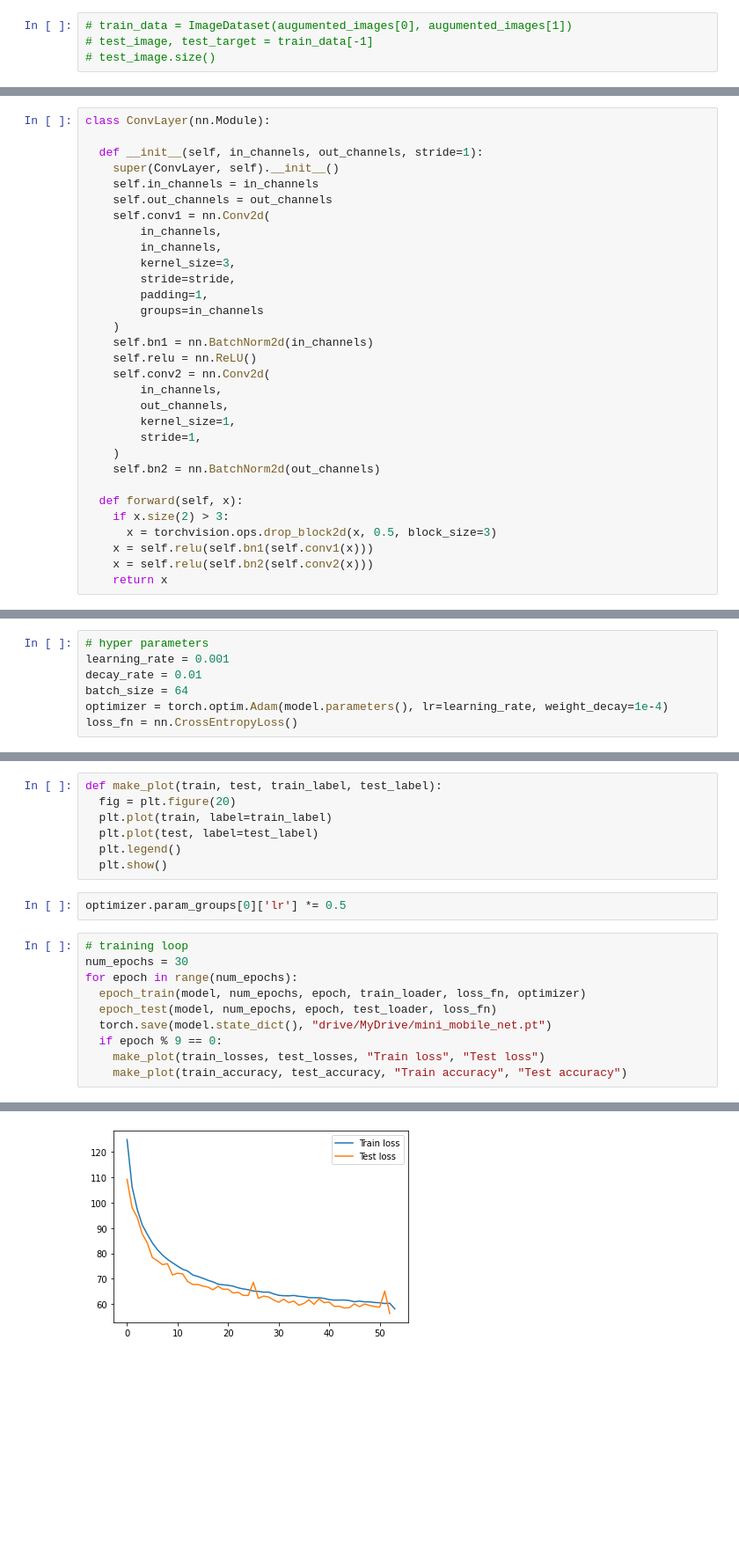
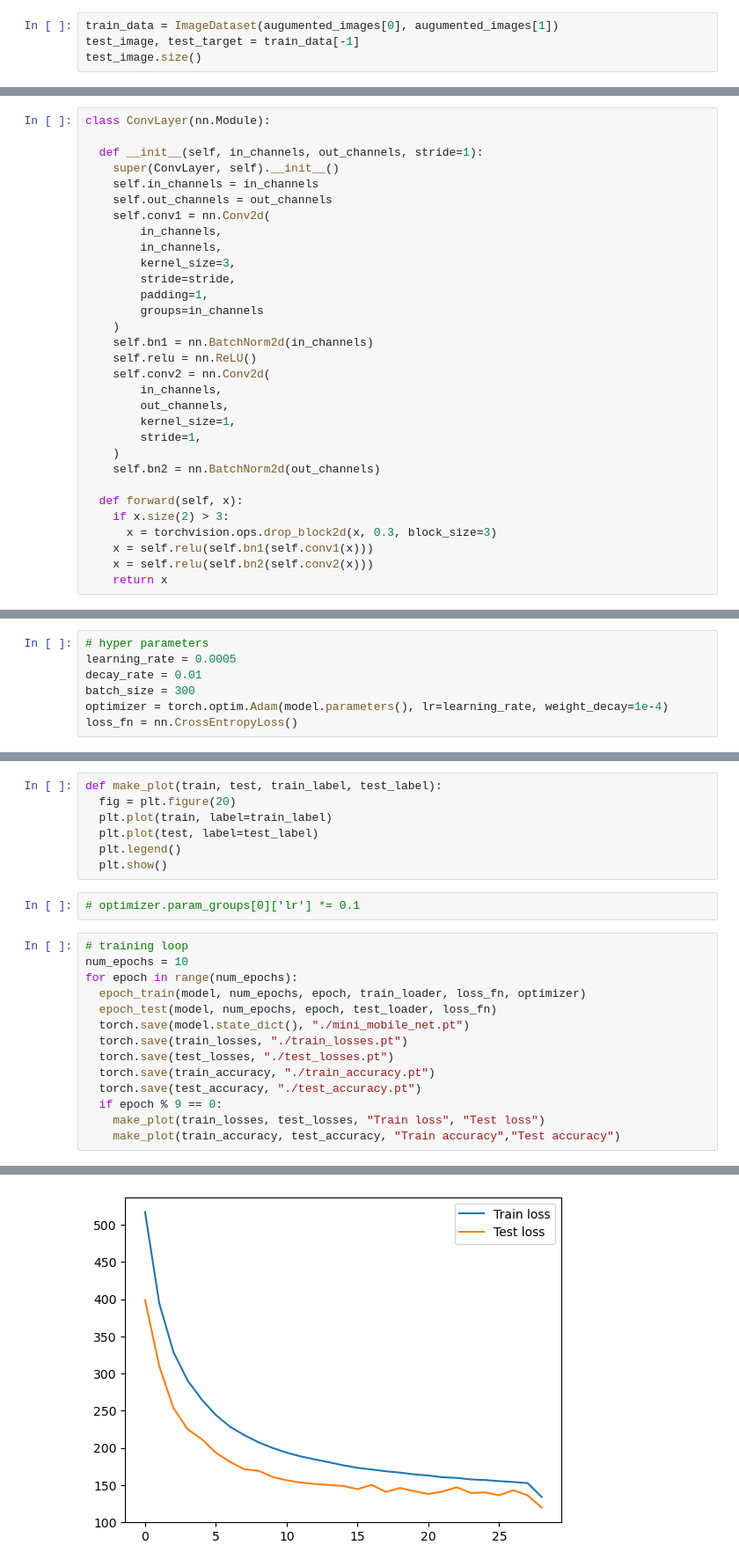
Before and after one commit to bellomusodiq/MobileNet-CIFAR10, a Jupyter notebook: mini_MobileNet.ipynb, the cells around one changed output, grey strips where cells are left out. Shown at 88% size. Cells and saved outputs as stored; diff of their text form; blank space fills up the shorter version.

Commit message:
mobilenet

```diff
--- a/mini_MobileNet.ipynb
+++ b/mini_MobileNet.ipynb
@@ -61,4 +81,4 @@ Drive already mounted at /content/drive; to attempt to forcibly remount, call dr
 # %%
-# train_data = ImageDataset(augumented_images[0], augumented_images[1])
-# test_image, test_target = train_data[-1]
-# test_image.size()
+train_data = ImageDataset(augumented_images[0], augumented_images[1])
+test_image, test_target = train_data[-1]
+test_image.size()
@@ -101,7 +127,7 @@ class ConvLayer(nn.Module):
 
   def forward(self, x):
     if x.size(2) > 3:
-      x = torchvision.ops.drop_block2d(x, 0.5, block_size=3)
+      x = torchvision.ops.drop_block2d(x, 0.3, block_size=3)
     x = self.relu(self.bn1(self.conv1(x)))
     x = self.relu(self.bn2(self.conv2(x)))
     return x
@@ -170,8 +208,8 @@ True
 # %%
 # hyper parameters
-learning_rate = 0.001
+learning_rate = 0.0005
 decay_rate = 0.01
-batch_size = 64
+batch_size = 300
 optimizer = torch.optim.Adam(model.parameters(), lr=learning_rate, weight_decay=1e-4)
 loss_fn = nn.CrossEntropyLoss()
 # %%
@@ -249,15 +287,19 @@ def make_plot(train, test, train_label, test_label):
   plt.legend()
   plt.show()
 # %%
-optimizer.param_groups[0]['lr'] *= 0.5
+# optimizer.param_groups[0]['lr'] *= 0.1
 # %%
 # training loop
-num_epochs = 30
+num_epochs = 10
 for epoch in range(num_epochs):
   epoch_train(model, num_epochs, epoch, train_loader, loss_fn, optimizer)
   epoch_test(model, num_epochs, epoch, test_loader, loss_fn)
-  torch.save(model.state_dict(), "drive/MyDrive/mini_mobile_net.pt")
+  torch.save(model.state_dict(), "./mini_mobile_net.pt")
+  torch.save(train_losses, "./train_losses.pt")
+  torch.save(test_losses, "./test_losses.pt")
+  torch.save(train_accuracy, "./train_accuracy.pt")
+  torch.save(test_accuracy, "./test_accuracy.pt")
   if epoch % 9 == 0:
     make_plot(train_losses, test_losses, "Train loss", "Test loss")
-    make_plot(train_accuracy, test_accuracy, "Train accuracy", "Test accuracy")
+    make_plot(train_accuracy, test_accuracy, "Train accuracy","Test accuracy")
 # %% [output]
@@ -281 +323 @@ Epoch 1/30, Iteration: 156/157, Test loss: 56.292, Accuracy: 0.688
-[figure, old version]
+[figure, new version]
```
Also changed, not shown: parts of 16 cells of this notebook.
